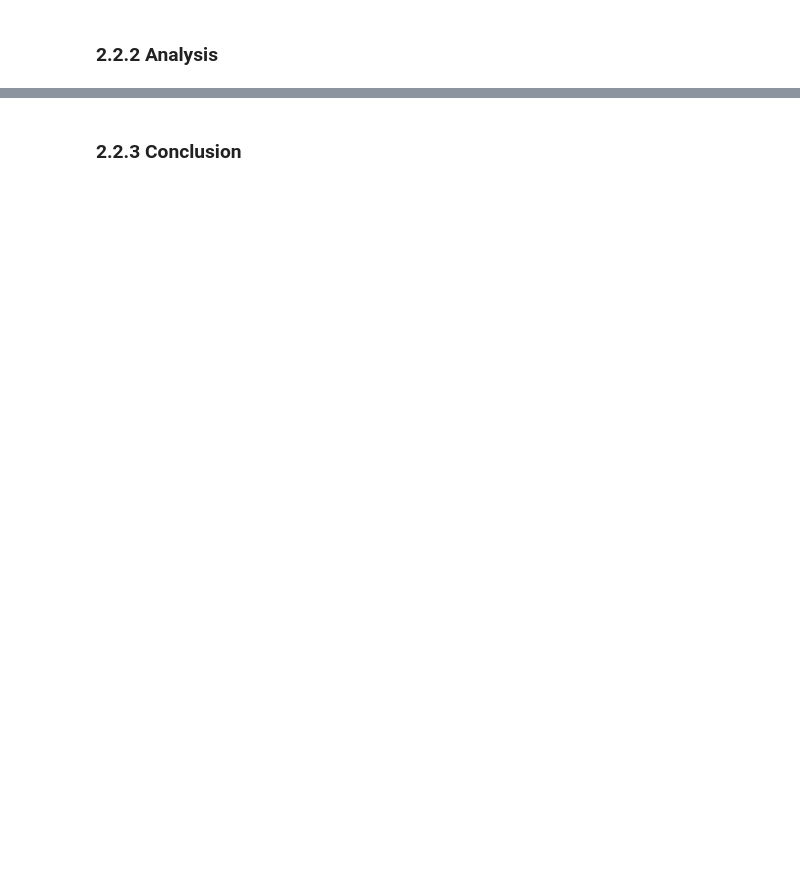
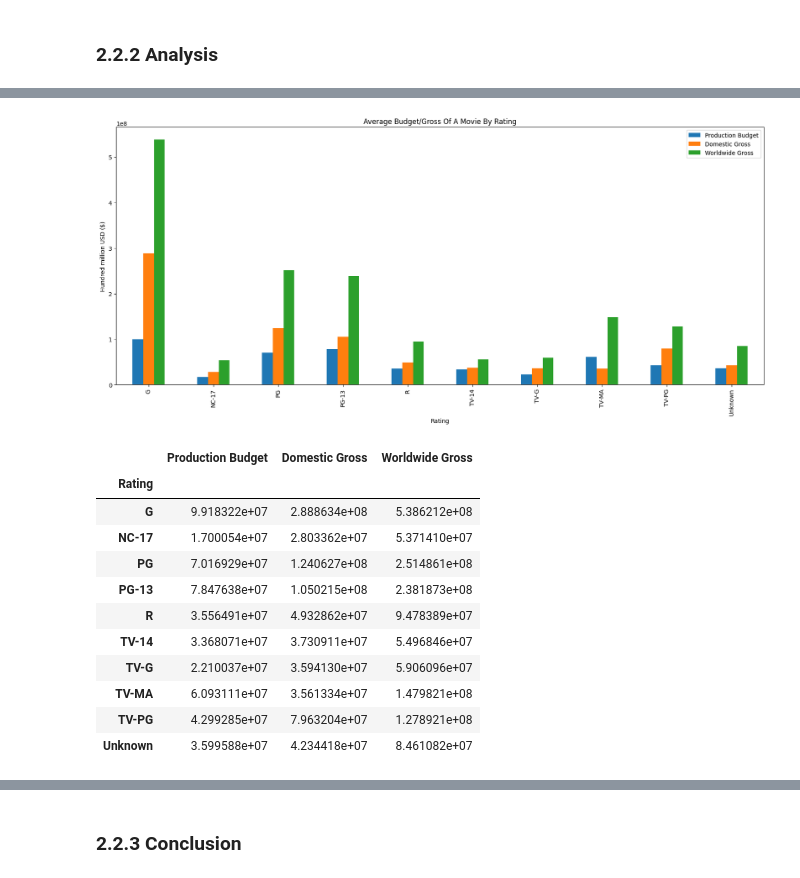
Before and after one commit to AshuraOtsuki/Intro2DS---HCMUS---2024, a Jupyter notebook: Questions/Questions.ipynb, the cells around one changed output, grey strips where cells are left out. Drawn from its saved outputs; the diff is of its cells as text; code cells hidden in the pictures; blank space fills up the shorter version.

```diff
--- a/Questions/Questions.ipynb
+++ b/Questions/Questions.ipynb
@@ -346,0 +399,26 @@ How do financial metrics like budget and gross revenue correlate with ratings?
+# %%
+#Plot the total budget/plot by ratings
+
+df_grouped = data_q2.groupby('Rating')[['Production Budget', 'Domestic Gross', 'Worldwide Gross']].mean()
+df_grouped.plot(kind = 'bar', figsize=(20, 8))
+plt.title('Average Budget/Gross Of A Movie By Rating')
+plt.xlabel('Rating')
+plt.ylabel('Hundred million USD ($)')
+plt.legend()
+plt.show()
+
+df_grouped
+# %% [output]
+[figure, added]
+|  | Production Budget | Domestic Gross | Worldwide Gross |
+| Rating |  |  |  |
+| G | 9.918322e+07 | 2.888634e+08 | 5.386212e+08 |
+| NC-17 | 1.700054e+07 | 2.803362e+07 | 5.371410e+07 |
+| PG | 7.016929e+07 | 1.240627e+08 | 2.514861e+08 |
+| PG-13 | 7.847638e+07 | 1.050215e+08 | 2.381873e+08 |
+| R | 3.556491e+07 | 4.932862e+07 | 9.478389e+07 |
+| TV-14 | 3.368071e+07 | 3.730911e+07 | 5.496846e+07 |
+| TV-G | 2.210037e+07 | 3.594130e+07 | 5.906096e+07 |
+| TV-MA | 6.093111e+07 | 3.561334e+07 | 1.479821e+08 |
+| TV-PG | 4.299285e+07 | 7.963204e+07 | 1.278921e+08 |
+| Unknown | 3.599588e+07 | 4.234418e+07 | 8.461082e+07 |
```
Also changed, not shown: parts of 8 cells of this notebook.
